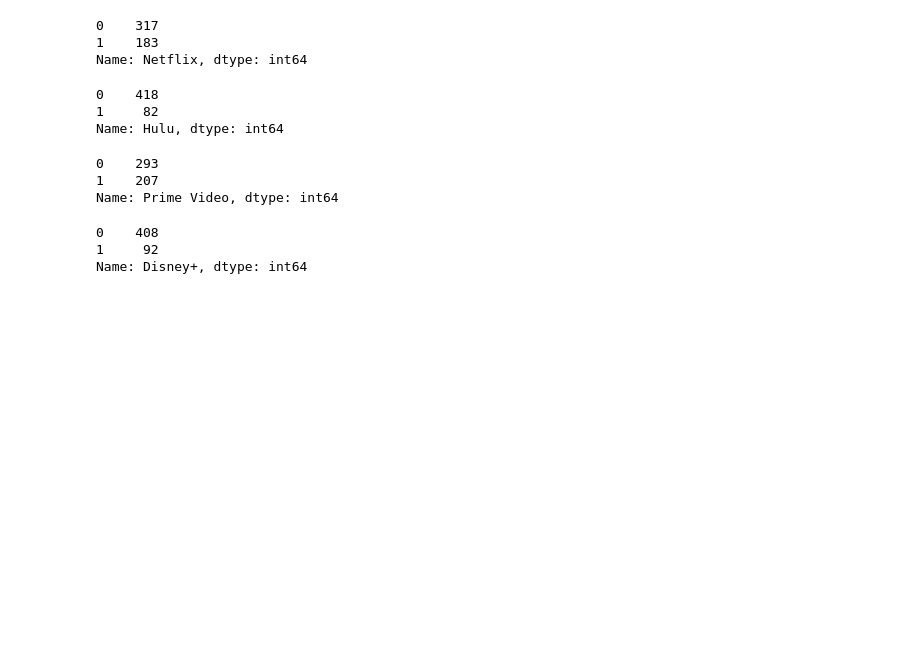
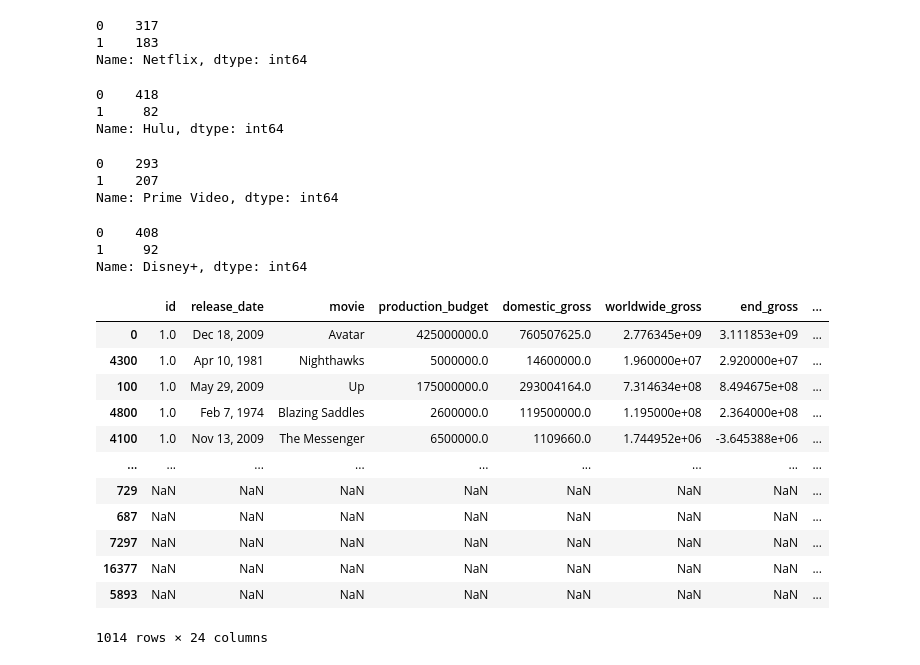
Before and after one commit to cclacey/microsoft_movie_analysis, a Jupyter notebook: create_sql_database.ipynb, the cells around one changed output. Cells and saved outputs as stored; diff of their text form; code cells hidden in the pictures; blank space fills up the shorter version.

```diff
--- a/create_sql_database.ipynb
+++ b/create_sql_database.ipynb
@@ -606,0 +725,17 @@ Name: Disney+, dtype: int64
+# %%
+newdf = dfbudgetfilter.append(df_count)
+newdf
+# %% [output]
+|  | id | release_date | movie | production_budget | domestic_gross | worldwide_gross | end_gross | ... |
+| 0 | 1.0 | Dec 18, 2009 | Avatar | 425000000.0 | 760507625.0 | 2.776345e+09 | 3.111853e+09 | ... |
+| 4300 | 1.0 | Apr 10, 1981 | Nighthawks | 5000000.0 | 14600000.0 | 1.960000e+07 | 2.920000e+07 | ... |
+| 100 | 1.0 | May 29, 2009 | Up | 175000000.0 | 293004164.0 | 7.314634e+08 | 8.494675e+08 | ... |
+| 4800 | 1.0 | Feb 7, 1974 | Blazing Saddles | 2600000.0 | 119500000.0 | 1.195000e+08 | 2.364000e+08 | ... |
+| 4100 | 1.0 | Nov 13, 2009 | The Messenger | 6500000.0 | 1109660.0 | 1.744952e+06 | -3.645388e+06 | ... |
+| ... | ... | ... | ... | ... | ... | ... | ... | ... |
+| 729 | NaN | NaN | NaN | NaN | NaN | NaN | NaN | ... |
+| 687 | NaN | NaN | NaN | NaN | NaN | NaN | NaN | ... |
+| 7297 | NaN | NaN | NaN | NaN | NaN | NaN | NaN | ... |
+| 16377 | NaN | NaN | NaN | NaN | NaN | NaN | NaN | ... |
+| 5893 | NaN | NaN | NaN | NaN | NaN | NaN | NaN | ... |
+1014 rows × 24 columns
```
Also changed, not shown: parts of 11 cells of this notebook.
